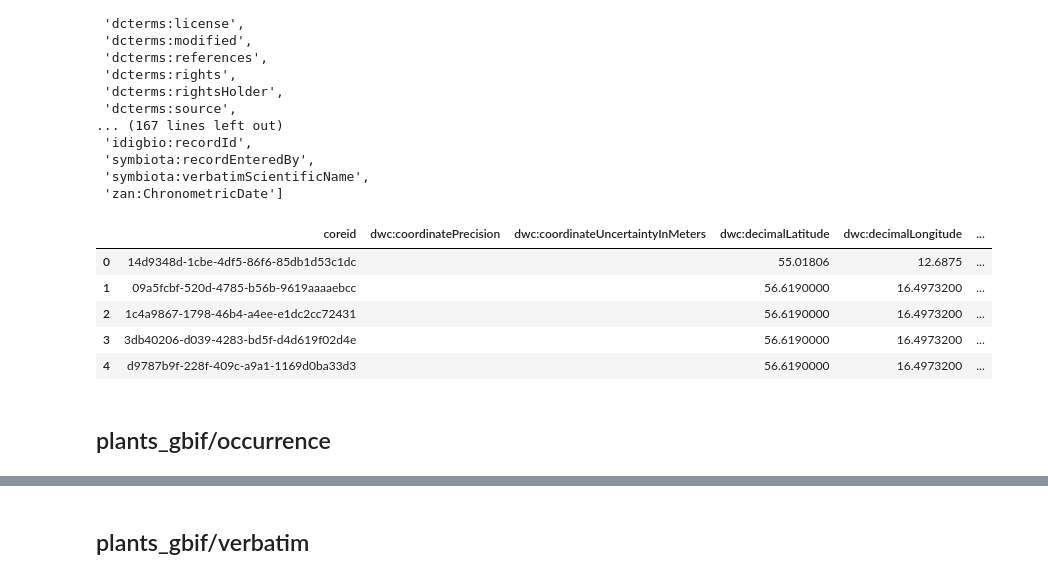
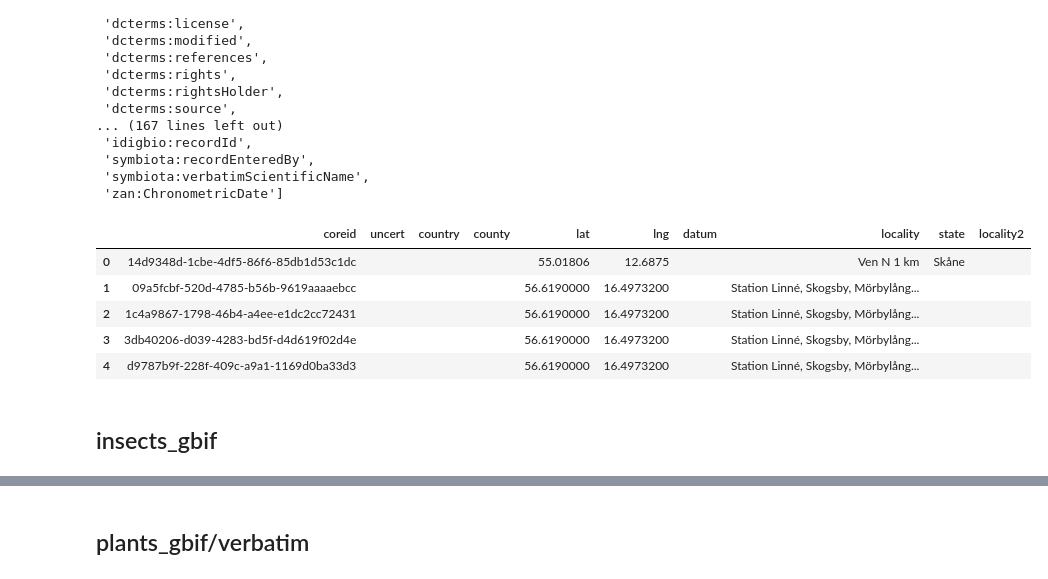
Before and after one commit to rafelafrance/gazetteer, a Jupyter notebook: notebooks/00_prune_data.ipynb, the cells around one changed output, grey strips where cells are left out. Cells and saved outputs as stored; diff of their text form; code cells hidden in the pictures.

```diff
--- a/notebooks/00_prune_data.ipynb
+++ b/notebooks/00_prune_data.ipynb
@@ -7,7 +7,8 @@ import pandas as pd
 from tqdm.notebook import tqdm
 # %%
 DATA = Path('..') / 'data'
-PRUNED = DATA / 'pruned'
+RAW = DATA / '00_raw'
+PRUNED = DATA / '01_pruned'
 
 CHUNK = 1_000_000
 # %% [markdown]
@@ -99,7 +70,7 @@ df.to_csv(out_file, index=False)
 # %% [markdown]
 ## insects_idigbio/occurrence_raw
 # %%
-in_file = DATA / 'insects_idigbio' / 'occurrence_raw.csv.gz'
+in_file = RAW / 'insects_idigbio' / 'occurrence_raw.csv.gz'
 out_file = PRUNED / 'insects_idigbio_occurrence_raw.csv.gz'
 # %%
 headers = !zcat "$in_file" | head -1
@@ -126,21 +97,35 @@ headers
 # %%
 df = pd.read_csv(
     in_file, dtype=str, keep_default_na=False,
     usecols=['coreid',
              'dwc:decimalLatitude', 'dwc:decimalLongitude',
-             'dwc:geodeticDatum',
-             'dwc:coordinateUncertaintyInMeters', 'dwc:coordinatePrecision',
-             'dwc:locality', 'dwc:verbatimLocality'])
+             'dwc:geodeticDatum', 'dwc:coordinateUncertaintyInMeters',
+             'dwc:locality', 'dwc:verbatimLocality',
+             'dwc:countryCode', 'dwc:stateProvince', 'dwc:county',
+            ])
+
+df = df.rename(columns={
+    'dwc:decimalLatitude': 'lat',
+    'dwc:decimalLongitude': 'lng',
+    'dwc:geodeticDatum': 'datum',
+    'dwc:coordinateUncertaintyInMeters': 'uncert',
+    'dwc:locality': 'locality',
+    'dwc:verbatimLocality': 'locality2',
+    'dwc:countryCode': 'country',
+    'dwc:stateProvince': 'state',
+    'dwc:county': 'county',
+})
+
 df.head()
 # %% [output]
-|  | coreid | dwc:coordinatePrecision | dwc:coordinateUncertaintyInMeters | dwc:decimalLatitude | dwc:decimalLongitude | ... |
-| 0 | 14d9348d-1cbe-4df5-86f6-85db1d53c1dc |  |  | 55.01806 | 12.6875 | ... |
-| 1 | 09a5fcbf-520d-4785-b56b-9619aaaaebcc |  |  | 56.6190000 | 16.4973200 | ... |
-| 2 | 1c4a9867-1798-46b4-a4ee-e1dc2cc72431 |  |  | 56.6190000 | 16.4973200 | ... |
-| 3 | 3db40206-d039-4283-bd5f-d4d619f02d4e |  |  | 56.6190000 | 16.4973200 | ... |
-| 4 | d9787b9f-228f-409c-a9a1-1169d0ba33d3 |  |  | 56.6190000 | 16.4973200 | ... |
+|  | coreid | uncert | country | county | lat | lng | datum | locality | state | locality2 |
+| 0 | 14d9348d-1cbe-4df5-86f6-85db1d53c1dc |  |  |  | 55.01806 | 12.6875 |  | Ven N 1 km | Skåne |  |
+| 1 | 09a5fcbf-520d-4785-b56b-9619aaaaebcc |  |  |  | 56.6190000 | 16.4973200 |  | Station Linné, Skogsby, Mörbylång... |  |  |
+| 2 | 1c4a9867-1798-46b4-a4ee-e1dc2cc72431 |  |  |  | 56.6190000 | 16.4973200 |  | Station Linné, Skogsby, Mörbylång... |  |  |
+| 3 | 3db40206-d039-4283-bd5f-d4d619f02d4e |  |  |  | 56.6190000 | 16.4973200 |  | Station Linné, Skogsby, Mörbylång... |  |  |
+| 4 | d9787b9f-228f-409c-a9a1-1169d0ba33d3 |  |  |  | 56.6190000 | 16.4973200 |  | Station Linné, Skogsby, Mörbylång... |  |  |
 # %%
 df.to_csv(out_file, index=False)
-# %% [markdown]
-## plants_gbif/occurrence
+# %% [markdown]
+## insects_gbif
 # %%
```
Also changed, not shown: parts of 27 cells of this notebook, 1 other file.
